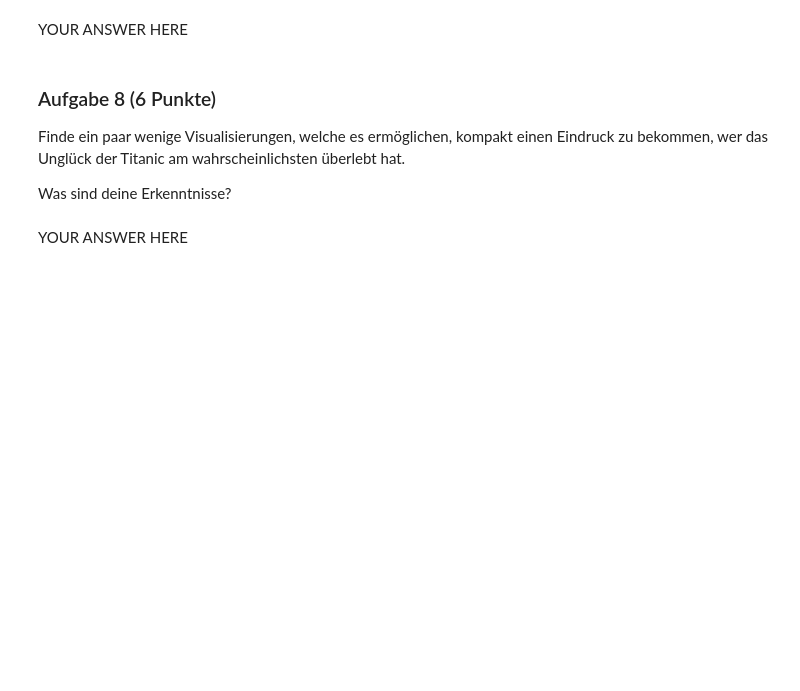
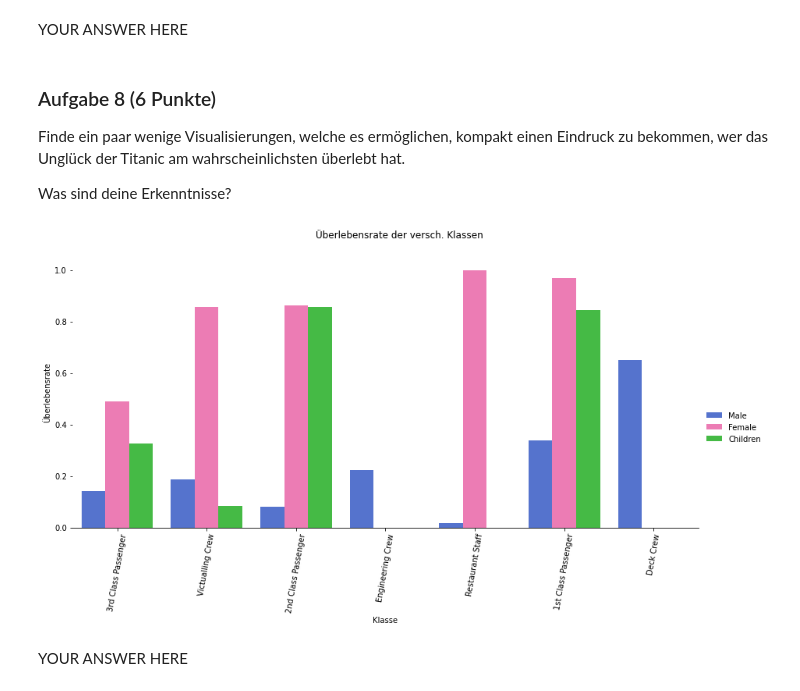
Before and after one commit to marcschny/dsp_assignments, a Jupyter notebook: assignments/assignment11_graded/exercise11.ipynb, the cells around one changed output. Cells and saved outputs as stored; diff of their text form; code cells hidden in the pictures; blank space fills up the shorter version.

```diff
--- a/assignments/assignment11_graded/exercise11.ipynb
+++ b/assignments/assignment11_graded/exercise11.ipynb
@@ -431,3 +432,26 @@ raise NotImplementedError()
+# %%
+# adjust df: add column 'kind' to distinguish between Male, Female & Children (only for this visualization!)
+allPersons["kind"] = allPersons.apply(lambda person: person.sex if person["is_adult"] == True else "Children", axis=1)
+
+
+# survival rate by class_dept and sex (male, female, children)
+g = sns.catplot(
+    data=allPersons, kind="bar",
+    x="class_dept", y="survived", hue="kind", hue_order=["Male", "Female", "Children"],
+    palette=sns.color_palette(['royalblue', 'hotpink', 'limegreen']),
+    ci=None, height=6, aspect=2, margin_titles=False
+)
+_ = g.despine(left=True) #remove left spine
+_ = g.set_axis_labels("Klasse", "Überlebensrate")
+_ = g.set_xticklabels(rotation=80)
+_ = g.legend.set_title("")
+_ = g.fig.subplots_adjust(top=0.9) # adjust facet grid (https://stackoverflow.com/questions/29813694/how-to-add-a-title-to-seaborn-facet-plot)
+_ = g.fig.suptitle("Überlebensrate der versch. Klassen")
+
+# drop column 'kind' again
+allPersons.drop('kind', axis=1, inplace=True)
+# %% [output]
+[figure, added]
 # %% [markdown]
 YOUR ANSWER HERE
 # %% [markdown]
```
Also changed, not shown: parts of 8 cells of this notebook.
